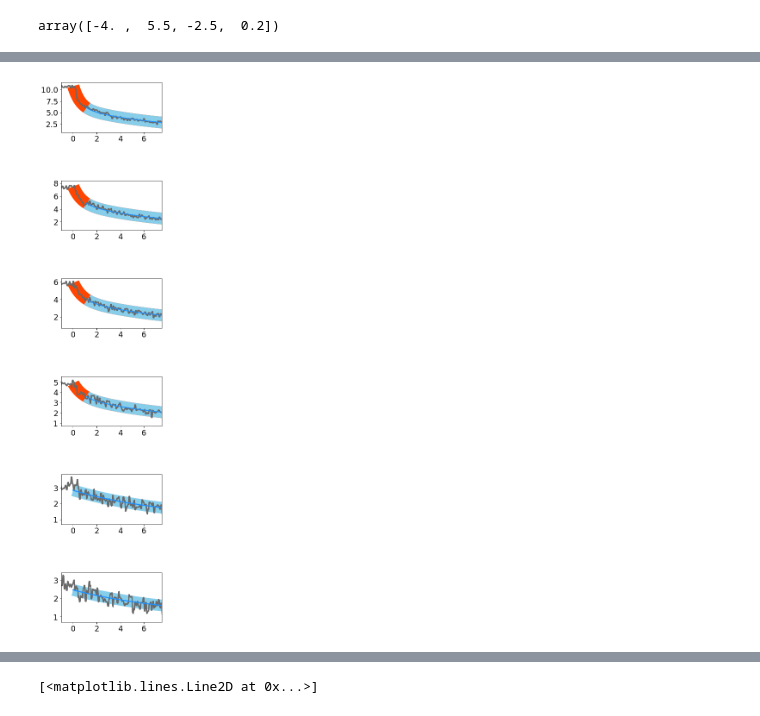
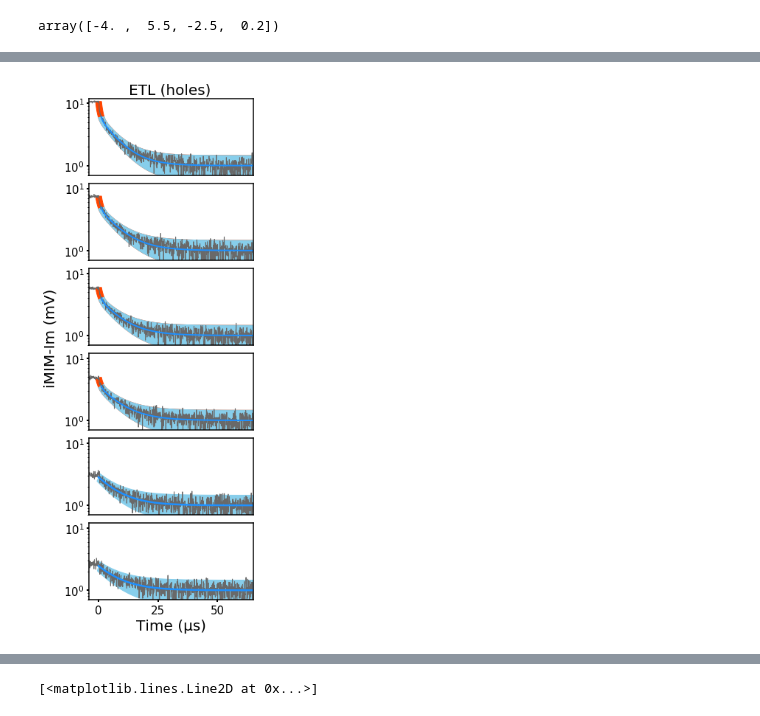
Before and after one commit to xuejianma/LabTools, a Jupyter notebook: lifeTimeProcesses.ipynb, the cells around one changed output, grey strips where cells are left out. Drawn from its saved outputs; the diff is of its cells as text; code cells hidden in the pictures.

```diff
--- a/lifeTimeProcesses.ipynb
+++ b/lifeTimeProcesses.ipynb
@@ -5,6 +5,7 @@ import numpy as np
 import matplotlib.pyplot as plt
 import matplotlib.ticker as mticker
 from matplotlib.ticker import StrMethodFormatter, NullFormatter
+from matplotlib.ticker import MaxNLocator
 from scipy.optimize import curve_fit
 import pandas as pd
 from scipy.signal import lfilter
@@ -196,6 +197,8 @@ def equidistant(x,y, d, max_l = 1,ratio_figsize=1.):
     '''
     x_pol = np.array(x).copy()
     y_pol = np.array(y).copy()
+    xrange = len(x_pol)
+    yrange = len(y_pol)
     ratio = xrange/yrange
     y_pol *= ratio*ratio_figsize
     x_m = [] # Mid points
@@ -818,5 +898,5 @@ Text(0.5,1,'ETL (holes)')
 # %%
-small_or_big = 'small'
+small_or_big = 'big'
 
 fig,axs = plt.subplots(len(ETL_buffer['x']),1,figsize=(3,10))
 fig.tight_layout(pad=-2.1)
@@ -844,12 +924,14 @@ for ind in range(len(ETL_buffer['x'])):
     fity=fity-miny
 
     if small_or_big == 'big':
+        xlim = (-4,65)
+        ax.set_xlim(*xlim)
         if ind == 0:
             fig.text(-0.25,0.5, 'iMIM-Im (mV)', ha="center", va="center", rotation=90,fontsize=20)
         ax.set_yscale('log')
-        width_fast=1.5
-        width_slow=1.5
-        ratio_figsize=0.75
+        width_fast=1.25
+        width_slow=1.25
+        ratio_figsize=2.75
         linewidth = 1
         ylim = (range_list[ind2]*7e-1,12)
         for item in ax.xaxis.get_major_ticks()+ax.yaxis.get_major_ticks():
@@ -862,16 +944,18 @@ for ind in range(len(ETL_buffer['x'])):
         ax.get_xaxis().set_visible(True)
         ax.get_yaxis().set_visible(True)
         for item in ax.xaxis.get_major_ticks()+ax.yaxis.get_major_ticks():
-            item.label.set_fontsize(18)
+            item.label.set_fontsize(25)
         fig.suptitle('')
         plt.xlabel('')
-        width_fast=0.5
-        width_slow=0.5
-        ratio_figsize=0.75/(60/(max(xlim)-min(xlim)))/(max(ylim)-min(ylim))*7
+        width_fast=0.6
+        width_slow=0.6
+        ratio_figsize=0.75/(60/(max(xlim)-min(xlim)))/(max(ylim)-min(ylim))*7*5
+#         print(ratio_figsize)
         linewidth = 3
-        fig.tight_layout(pad=8)
-        fig.set_size_inches((6,20))
-
+        fig.tight_layout(h_pad=8,pad=6)
+        fig.set_size_inches((5,20))
+        ax.yaxis.set_major_locator(MaxNLocator(integer=True))
+        ax.locator_params(nbins=4, axis='y')
     else:
         raise ValueError('small_or_big has to be either "small" or "big"')
 #     y = data_avefilter(y,num=2)
@@ -882,35 +966,37 @@ for ind in range(len(ETL_buffer['x'])):
     ax.plot(x,y,c='dimgray',linewidth=linewidth,)#markersize=3)
 #     ax.plot(fitx,fity,c='red',linewidth=2.5)
 
 
     if ind2>=2:
         threshy = threshy-miny
         xslow=[]
         yslow=[]
         for j,ypos in enumerate(fity):
             if ypos<threshy:
                 xslow.append(fitx[j])
                 yslow.append(fity[j])
         ax.plot(xslow,yslow,c='dodgerblue',linewidth=2)
         plot_equidistant(fitx,fity,width=width_fast,ratio_figsize=ratio_figsize,ax=ax,color='orangered',zorder=-5,label='Fast Decay')
         plot_equidistant(xslow,yslow,width=width_slow,ratio_figsize=ratio_figsize,ax=ax,color='skyblue',zorder=-5,label='Slow Decay')
         if ind==0 and small_or_big == 'big':
-            ax.legend()
+#             ax.legend()
+            None
 #         plotTwoColors(fitx,fity,'skyblue','pink',threshy,linewidth=30,ax=ax)
     else:
 #         ax.plot(xfast,yfast,color='red',linewidth=3)
         ax.plot(fitx,fity,c='dodgerblue',linewidth=2.5)
         plot_equidistant(fitx,fity,width=width_slow,ratio_figsize=ratio_figsize,ax=ax,color='skyblue',zorder=-5)
 
         None
 #     rg = max(y)-min(y)
     ax.set_ylim(*ylim)
 
     if ind != len(ETL_buffer['x'])-1 and small_or_big == 'big':
         ax.get_xaxis().set_visible(False)
 #     ax.spines["right"].set_visible(False)
+plt.savefig('./imgs/etl_'+small_or_big+'.png',bbox_inches='tight',dpi=300)
 # %% [output]
-[figure, old version]
+[figure, new version]
 # %%
 ETL_buffer
 # %% [output]
```
Also changed, not shown: parts of 6 cells of this notebook, 8 other files.
